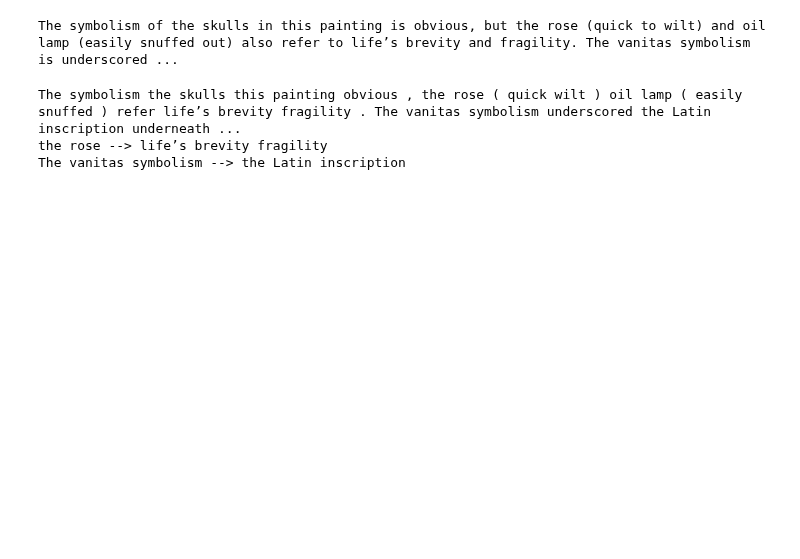
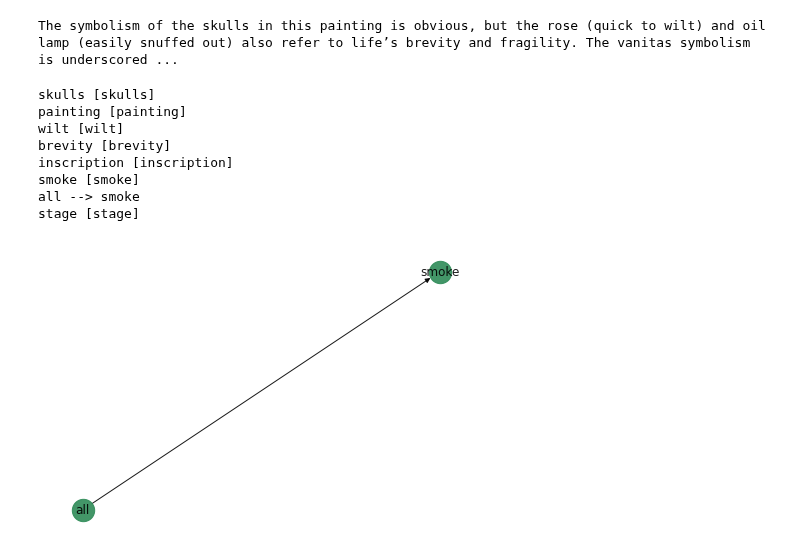
Before and after one commit to gck25/fine_art_asssociations_meanings, a Jupyter notebook: Fine Art Project 2.ipynb, the cells around one changed output. Cells and saved outputs as stored; diff of their text form; code cells hidden in the pictures; blank space fills up the shorter version.

```diff
--- a/Fine Art Project 2.ipynb
+++ b/Fine Art Project 2.ipynb
@@ -124,36 +199,45 @@ doc1
 The symbolism of the skulls in this painting is obvious, but the rose (quick to wilt) and oil lamp (easily snuffed out) also refer to life’s brevity and fragility. The vanitas symbolism is underscored ...
 # %%
 nlp = spacy.load("en_core_web_sm")
-nlp.add_pipe("merge_entities")
-nlp.add_pipe("merge_noun_chunks")
+# nlp.add_pipe("merge_entities")
+# nlp.add_pipe("merge_noun_chunks")
 
-tokens = [token.text + ' ' for token in doc1 if not token.is_stop or token.dep_=='det']
+# tokens = [token.lemma_ + ' ' for token in doc1 if not token.is_stop and token.dep_!='det' and token.tag_!='PRP']
 
-tokens = ''.join(tokens)
-print(tokens)
+# tokens = ''.join(tokens)
+# print(tokens)
 
 pairs = []
 
-for doc in nlp.pipe([tokens]):
-    for token in doc:
-        if not token.is_stop:
-#         if token.ent_type_ == "MONEY":
-            # We have an attribute and direct object, so check for subject
-#             print(token.dep_)
-#             print(token)
-            if token.dep_ in ("attr", "dobj"):
-                subj = [w for w in token.head.lefts if w.dep_ == "nsubj"]
-                if subj:
-                    print(subj[0], "-->", token)
-                    pairs.append((subj[0], token))
-            # We have a prepositional object with a preposition
-            elif token.dep_ == "pobj" and token.head.dep_ == "prep":
-                print(token.head.head, "-->", token)
-                pairs.append((token.head.head, token))
+for doc in nlp.pipe([doc1.text]):
+    for sentence in doc.sents:
+        for token in sentence:
+    #         print(token, token.dep_)
+            if not token.is_stop:
+                if token.dep_ in ("attr", "dobj", "obj", 'pobj', "obl", "xcomp", "advcl"):
+                    print(token, [w for w in token.head.rights])
+                    subj = [w for w in token.head.lefts if w.dep_ == "nsubj" or  w.dep_ == "nsubj:pass" or   w.dep_ == "csubj"]
+
+
+                    if sentence.root.tag != 'VB':
+                        subj.extend([w for w in token.head.lefts if w.dep_ == "amod" or  w.dep_ == "nmod" or w.dep_ == "nummod" or w.dep_ == "case" or w.dep_ == "acl" or w.dep_ == "compound"])
+
+                    if subj:
+                        print(subj[0].lemma_, "-->", token.lemma_)
+                        pairs.append((subj[0].lemma_, token.lemma_))
 # %% [output]
-The symbolism the skulls this painting obvious , the rose ( quick wilt ) oil lamp ( easily snuffed ) refer life’s brevity fragility . The vanitas symbolism underscored the Latin inscription underneath ...
-the rose --> life’s brevity fragility
-The vanitas symbolism --> the Latin inscription
+skulls [skulls]
+painting [painting]
+wilt [wilt]
+brevity [brevity]
+inscription [inscription]
+smoke [smoke]
+all --> smoke
+stage [stage]
+# %%
+G = printGraph(pairs)
+# %% [output]
+[figure, added]
 # %%
 displacy.render(doc1, style='dep')
 # %% [output]
```
Also changed, not shown: parts of 12 cells of this notebook.
